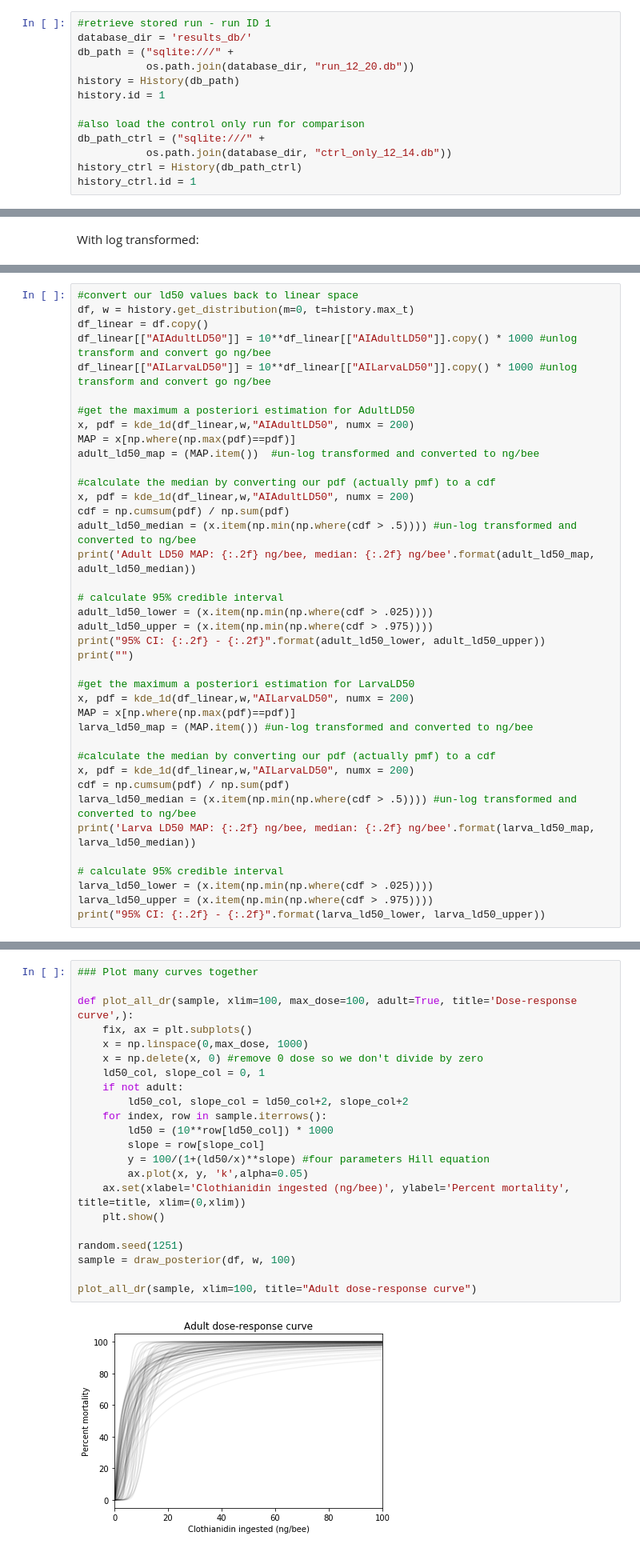
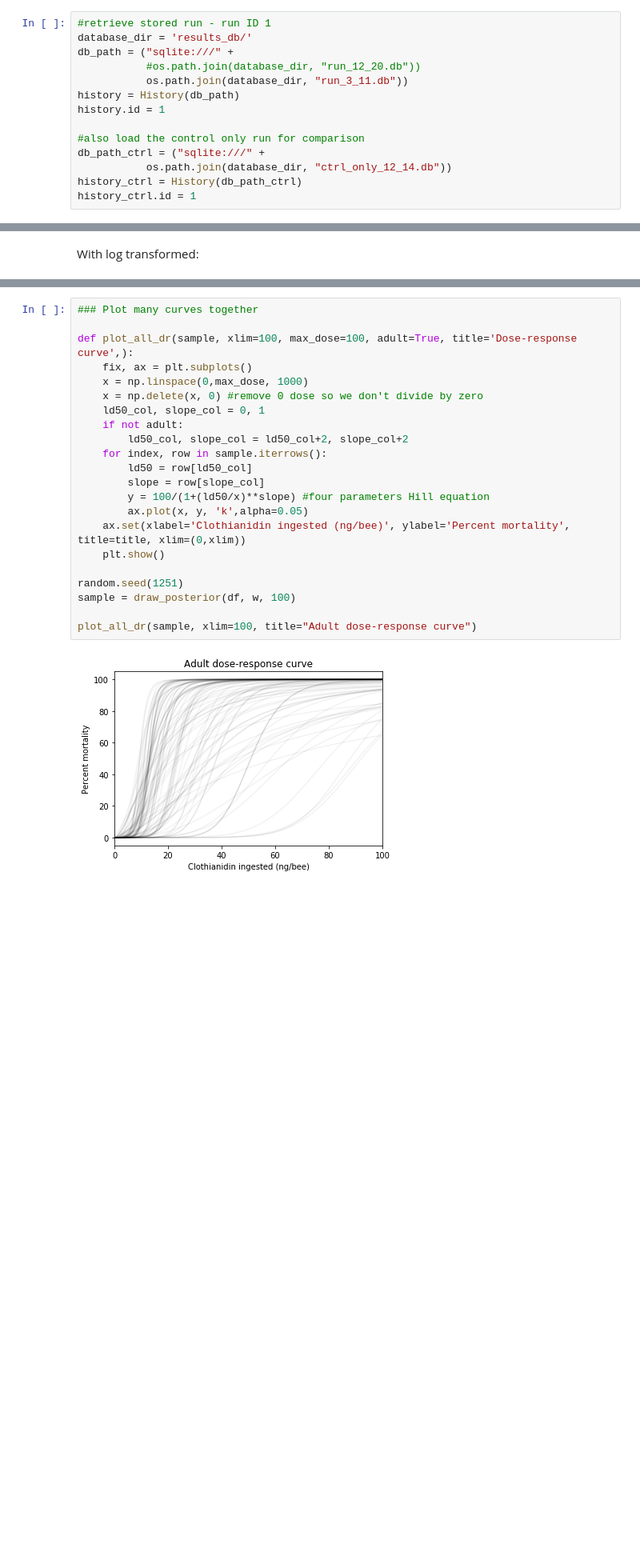
Before and after one commit to JeffreyMinucci/bee_neonic_abc, a Jupyter notebook: results_and_visuals.ipynb, the cells around one changed output, grey strips where cells are left out. Shown at 80% size. Saved outputs shown, nothing was run; the diff lists cells and outputs as text; blank space fills up the shorter version.

```diff
--- a/results_and_visuals.ipynb
+++ b/results_and_visuals.ipynb
@@ -46,7 +46,8 @@ limits = dict(ICQueenStrength_mean=(1, 5),
 #retrieve stored run - run ID 1
 database_dir = 'results_db/'
 db_path = ("sqlite:///" +
-           os.path.join(database_dir, "run_12_20.db"))
+           #os.path.join(database_dir, "run_12_20.db"))
+           os.path.join(database_dir, "run_3_11.db"))
 history = History(db_path)
 history.id = 1
 
@@ -147,39 +150,0 @@ Un-log-transformed:
-# %%
-#convert our ld50 values back to linear space
-df, w = history.get_distribution(m=0, t=history.max_t)
-df_linear = df.copy()
-df_linear[["AIAdultLD50"]] = 10**df_linear[["AIAdultLD50"]].copy() * 1000 #unlog transform and convert go ng/bee
-df_linear[["AILarvaLD50"]] = 10**df_linear[["AILarvaLD50"]].copy() * 1000 #unlog transform and convert go ng/bee
-
-#get the maximum a posteriori estimation for AdultLD50
-x, pdf = kde_1d(df_linear,w,"AIAdultLD50", numx = 200)
-MAP = x[np.where(np.max(pdf)==pdf)]
-adult_ld50_map = (MAP.item())  #un-log transformed and converted to ng/bee
-
-#calculate the median by converting our pdf (actually pmf) to a cdf
-x, pdf = kde_1d(df_linear,w,"AIAdultLD50", numx = 200)
-cdf = np.cumsum(pdf) / np.sum(pdf)
-adult_ld50_median = (x.item(np.min(np.where(cdf > .5)))) #un-log transformed and converted to ng/bee
-print('Adult LD50 MAP: {:.2f} ng/bee, median: {:.2f} ng/bee'.format(adult_ld50_map, adult_ld50_median))
-
-# calculate 95% credible interval
-adult_ld50_lower = (x.item(np.min(np.where(cdf > .025))))
-adult_ld50_upper = (x.item(np.min(np.where(cdf > .975))))
-print("95% CI: {:.2f} - {:.2f}".format(adult_ld50_lower, adult_ld50_upper))
-print("")
-
-#get the maximum a posteriori estimation for LarvaLD50
-x, pdf = kde_1d(df_linear,w,"AILarvaLD50", numx = 200)
-MAP = x[np.where(np.max(pdf)==pdf)]
-larva_ld50_map = (MAP.item()) #un-log transformed and converted to ng/bee
-
-#calculate the median by converting our pdf (actually pmf) to a cdf
-x, pdf = kde_1d(df_linear,w,"AILarvaLD50", numx = 200)
-cdf = np.cumsum(pdf) / np.sum(pdf)
-larva_ld50_median = (x.item(np.min(np.where(cdf > .5)))) #un-log transformed and converted to ng/bee
-print('Larva LD50 MAP: {:.2f} ng/bee, median: {:.2f} ng/bee'.format(larva_ld50_map, larva_ld50_median))
-
-# calculate 95% credible interval
-larva_ld50_lower = (x.item(np.min(np.where(cdf > .025))))
-larva_ld50_upper = (x.item(np.min(np.where(cdf > .975))))
-print("95% CI: {:.2f} - {:.2f}".format(larva_ld50_lower, larva_ld50_upper))
@@ -305,27 +260,27 @@ plot_dose_response(sample_ld50, sample_slope, xlim=50)
 # %%
 ### Plot many curves together
 
 def plot_all_dr(sample, xlim=100, max_dose=100, adult=True, title='Dose-response curve',):
     fix, ax = plt.subplots()
     x = np.linspace(0,max_dose, 1000)
     x = np.delete(x, 0) #remove 0 dose so we don't divide by zero
     ld50_col, slope_col = 0, 1
     if not adult:
         ld50_col, slope_col = ld50_col+2, slope_col+2
     for index, row in sample.iterrows():
-        ld50 = (10**row[ld50_col]) * 1000
+        ld50 = row[ld50_col]
         slope = row[slope_col]
         y = 100/(1+(ld50/x)**slope) #four parameters Hill equation
         ax.plot(x, y, 'k',alpha=0.05)
     ax.set(xlabel='Clothianidin ingested (ng/bee)', ylabel='Percent mortality', title=title, xlim=(0,xlim))
     plt.show()
 
 random.seed(1251)
 sample = draw_posterior(df, w, 100)
 
 plot_all_dr(sample, xlim=100, title="Adult dose-response curve")
 # %% [output]
-[figure, old version]
+[figure, new version]
 # %%
 ### Plot MAP and 95% Prediction interval
 
```
Also changed, not shown: parts of 23 cells of this notebook.
